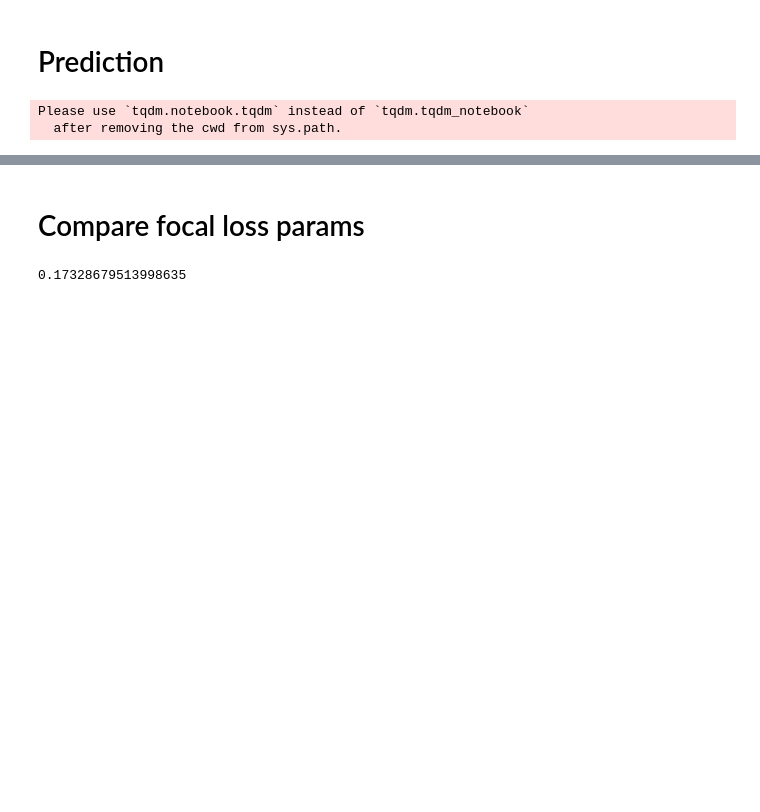
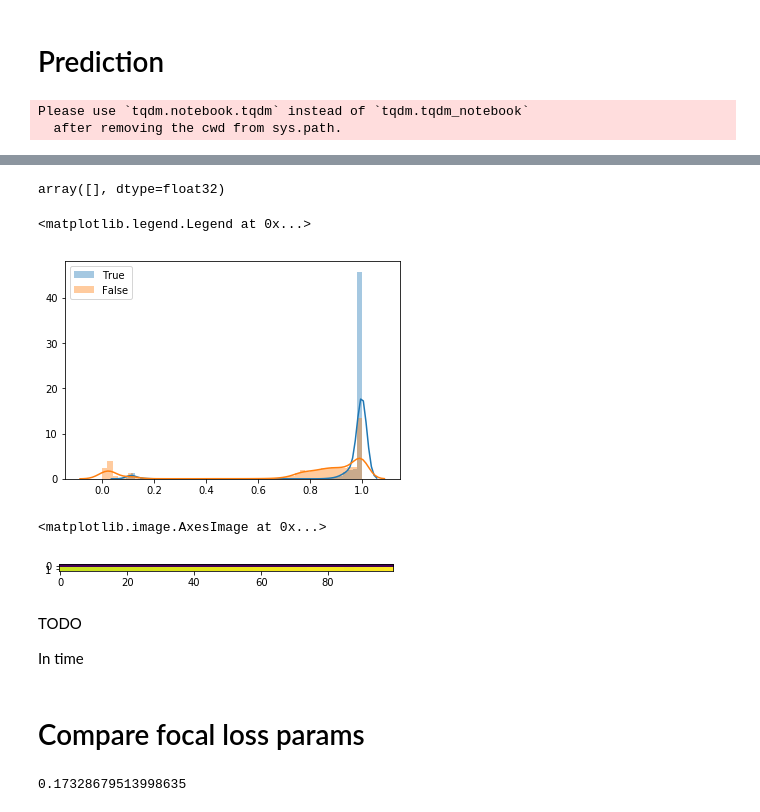
Before and after one commit to belya/epilepsy-detection, a Jupyter notebook: pipeline/baseline.ipynb, the cells around one changed output, grey strips where cells are left out. Saved outputs shown, nothing was run; the diff lists cells and outputs as text; code cells hidden in the pictures; blank space fills up the shorter version.

```diff
--- a/pipeline/baseline.ipynb
+++ b/pipeline/baseline.ipynb
@@ -408,0 +442,2 @@ Colocations handled automatically by placer.
+# %%
+model = keras.models.Model(inputs=[eeg_input, masks_input], outputs=[events_output])
@@ -413,6 +457,12 @@ def focal_loss(gamma=2., alpha=.25):
         pt_0 = tf.where(tf.equal(y_true, 0), y_pred, tf.zeros_like(y_pred))
         return -K.mean(alpha * K.pow(1. - pt_1, gamma) * K.log(pt_1)) - K.mean((1 - alpha) * K.pow(pt_0, gamma) * K.log(1. - pt_0))
     return focal_loss_fixed
+# %%
+def masked_binary_crossentropy(y_true, y_pred):
+    global squeezed_masks_input
+    binary_crossentropy_loss = tf.nn.sigmoid_cross_entropy_with_logits(labels=y_true, logits=y_pred)
+    masked_binary_crossentropy_loss = tf.boolean_mask(binary_crossentropy_loss, squeezed_masks_input, axis=0)
+    return tf.reduce_mean(masked_binary_crossentropy_loss)
 # %%
 from keras import backend as K
 
@@ -429,7 +479,7 @@ def precision_m(y_true, y_pred):
     return precision
 # %%
 model.compile(
-    loss='binary_crossentropy',
+    loss=masked_binary_crossentropy,
     optimizer='adam',
     metrics=['accuracy', recall_m, precision_m]
 )
@@ -514,5 +607,5 @@ val_files = next(iterate_files(val_df))
 # %%
-test_data, test_events = get_data_multiple(val_df, val_files)
+test_data, test_events = get_data_multiple(train_df, train_files)
 # %% [output]
 Please use `tqdm.notebook.tqdm` instead of `tqdm.tqdm_notebook`
   after removing the cwd from sys.path.
@@ -548,0 +650,4 @@ all_predicted_events = prediction.reshape(*all_true_events.shape)
+# %%
+all_predicted_events[all_true_events > 0.5].mean()
+# %% [output]
+array([], dtype=float32)
@@ -549,4 +656,7 @@ all_predicted_events = prediction.reshape(*all_true_events.shape)
 # %%
-sns.distplot(all_predicted_states[all_true_states > 0.5], label="True")
-sns.distplot(all_predicted_states[all_true_states < 0.5], label="False")
+sns.distplot(all_predicted_events[all_true_events > 0.5], label="True")
+sns.distplot(all_predicted_events[all_true_events < 0.5], label="False")
 plt.legend()
+# %% [output]
+<matplotlib.legend.Legend at 0x...>
+[figure, added]
@@ -553,3 +667,13 @@ plt.legend()
+# %%
+plt.plot(true_events_line)
+plt.plot(predicted_events_line)
+# %% [output]
+<matplotlib.image.AxesImage at 0x...>
+[figure, added]
+# %% [markdown]
+TODO
+
+In time
 # %% [markdown]
 # Compare focal loss params
 # %%
```
Also changed, not shown: parts of 31 cells of this notebook.
